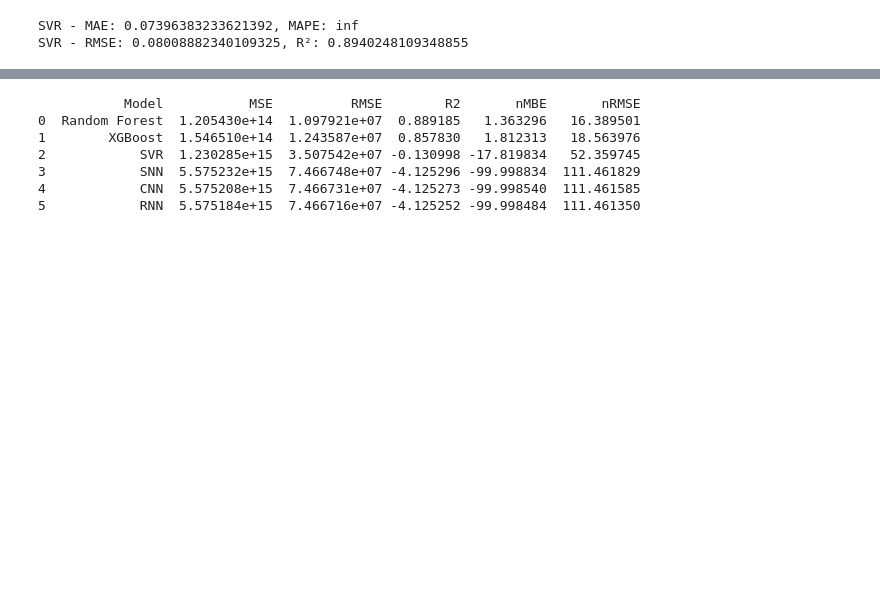
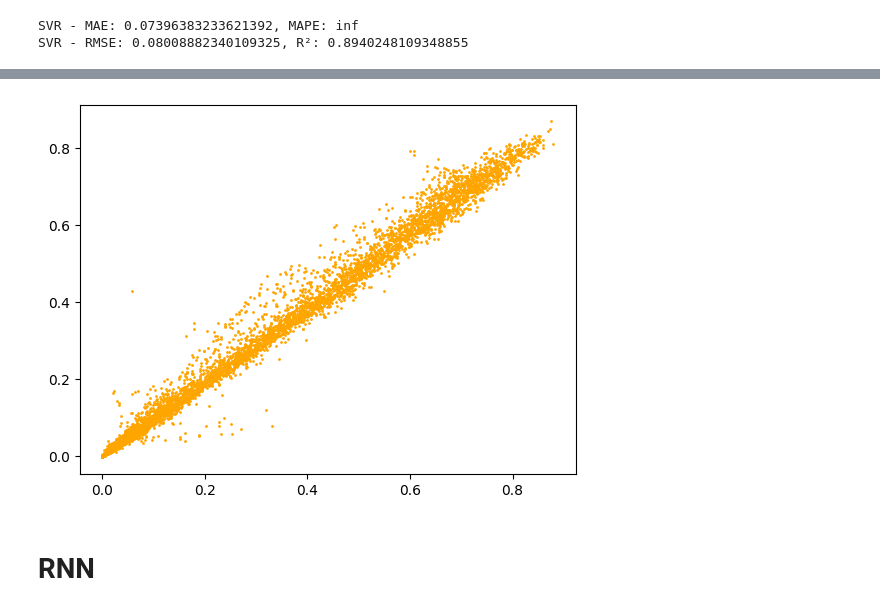
Before and after one commit to ShilpaSrinivasaReddy/PV_production, a Jupyter notebook: pv_code.ipynb, the cells around one changed output, grey strips where cells are left out. Cells and saved outputs as stored; diff of their text form; code cells hidden in the pictures; blank space fills up the shorter version.

```diff
--- a/pv_code.ipynb
+++ b/pv_code.ipynb
@@ -774,26 +615,0 @@ print(results_df)
-# %%
-import tensorflow as tf
-from tensorflow.keras.models import Sequential
-from tensorflow.keras.layers import Dense, LSTM, Conv1D, Flatten
-
-# Standard Neural Network (SNN)
-snn = Sequential([
-    Dense(64, activation='relu', input_shape=(X_train_scaled.shape[1],)),
-    Dense(32, activation='relu'),
-    Dense(1)
-])
-
-snn.compile(optimizer='adam', loss='mse', metrics=['mae'])
-snn.fit(X_train_scaled, y_train, epochs=50, batch_size=32, validation_split=0.2)
-
-# Predict
-y_pred_snn = snn.predict(X_test_scaled).flatten()
-
-# Evaluate
-mse_snn = mean_squared_error(y_test, y_pred_snn)
-rmse_snn = np.sqrt(mse_snn)
-r2_snn = r2_score(y_test, y_pred_snn)
-nMBE_snn = nMBE(y_test, y_pred_snn)
-nRMSE_snn = nRMSE(y_test, y_pred_snn)
-
-print(f"SNN - MSE: {mse_snn}, RMSE: {rmse_snn}, R2: {r2_snn}, nMBE: {nMBE_snn}, nRMSE: {nRMSE_snn}")
@@ -915,20 +616,8 @@ RNN - MSE: 5575184152137078.0, RMSE: 74667155.77907784, R2: -4.1252517845165055,
-# %%
-results = {
-    'Model': ['Random Forest', 'XGBoost', 'SVR', 'SNN', 'CNN', 'RNN'],
-    'MSE': [mse_rf, mse_xgb, mse_svr, mse_snn, mse_cnn, mse_rnn],
-    'RMSE': [rmse_rf, rmse_xgb, rmse_svr, rmse_snn, rmse_cnn, rmse_rnn],
-    'R2': [r2_rf, r2_xgb, r2_svr, r2_snn, r2_cnn, r2_rnn],
-    'nMBE': [nMBE_rf, nMBE_xgb, nMBE_svr, nMBE_snn, nMBE_cnn, nMBE_rnn],
-    'nRMSE': [nRMSE_rf, nRMSE_xgb, nRMSE_svr, nRMSE_snn, nRMSE_cnn, nRMSE_rnn]
-}
-
-results_df = pd.DataFrame(results)
-print(results_df)
-# %% [output]
-           Model           MSE          RMSE        R2       nMBE       nRMSE
-0  Random Forest  1.205430e+14  1.097921e+07  0.889185   1.363296   16.389501
-1        XGBoost  1.546510e+14  1.243587e+07  0.857830   1.812313   18.563976
-2            SVR  1.230285e+15  3.507542e+07 -0.130998 -17.819834   52.359745
-3            SNN  5.575232e+15  7.466748e+07 -4.125296 -99.998834  111.461829
-4            CNN  5.575208e+15  7.466731e+07 -4.125273 -99.998540  111.461585
-5            RNN  5.575184e+15  7.466716e+07 -4.125252 -99.998484  111.461350
+# %%
+
+plt.scatter(y_test, y_pred_snn, s=1, color='orange', label='SNN Predictions')
+plt.show()
+# %% [output]
+[figure, added]
+# %% [markdown]
+# RNN
```
Also changed, not shown: parts of 60 cells of this notebook.
